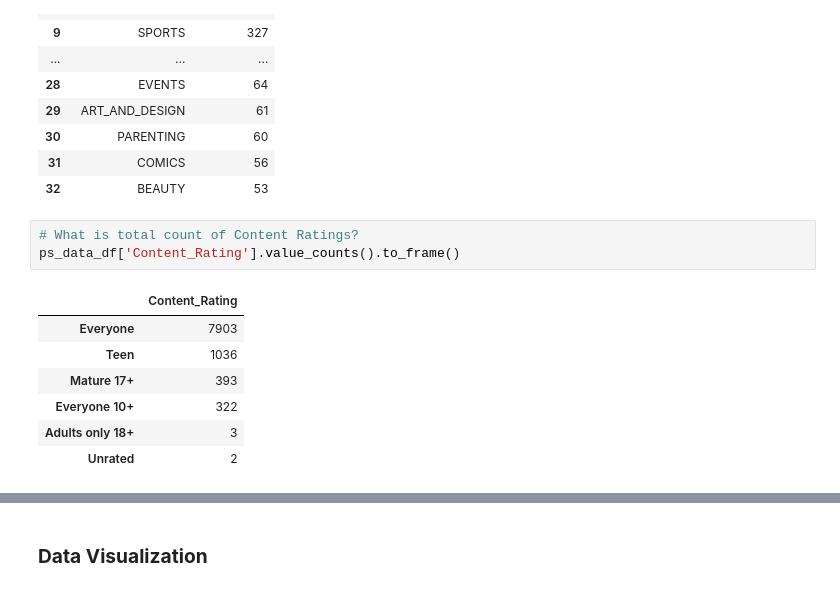
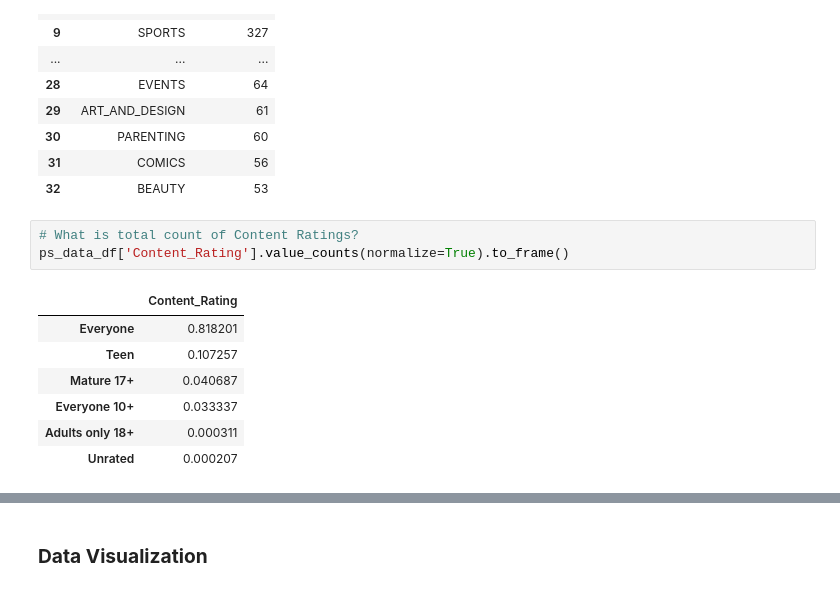
Before and after one commit to Saurabhf/Play-Store-App-Reviews-Analysis, a Jupyter notebook: Play_Store_App_Review_Analysis.ipynb, the cells around one changed output, grey strips where cells are left out. Cells and saved outputs as stored; diff of their text form.

```diff
--- a/Play_Store_App_Review_Analysis.ipynb
+++ b/Play_Store_App_Review_Analysis.ipynb
@@ -992,12 +1011,12 @@ ps_data_df.groupby(['Category'])['App'].count().sort_values(ascending=False).res
 | 32 | BEAUTY | 53 |
 # %%
 # What is total count of Content Ratings?
-ps_data_df['Content_Rating'].value_counts().to_frame()
+ps_data_df['Content_Rating'].value_counts(normalize=True).to_frame()
 # %% [output]
 |  | Content_Rating |
-| Everyone | 7903 |
-| Teen | 1036 |
-| Mature 17+ | 393 |
-| Everyone 10+ | 322 |
-| Adults only 18+ | 3 |
-| Unrated | 2 |
+| Everyone | 0.818201 |
+| Teen | 0.107257 |
+| Mature 17+ | 0.040687 |
+| Everyone 10+ | 0.033337 |
+| Adults only 18+ | 0.000311 |
+| Unrated | 0.000207 |
```
Also changed, not shown: parts of 17 cells of this notebook.
